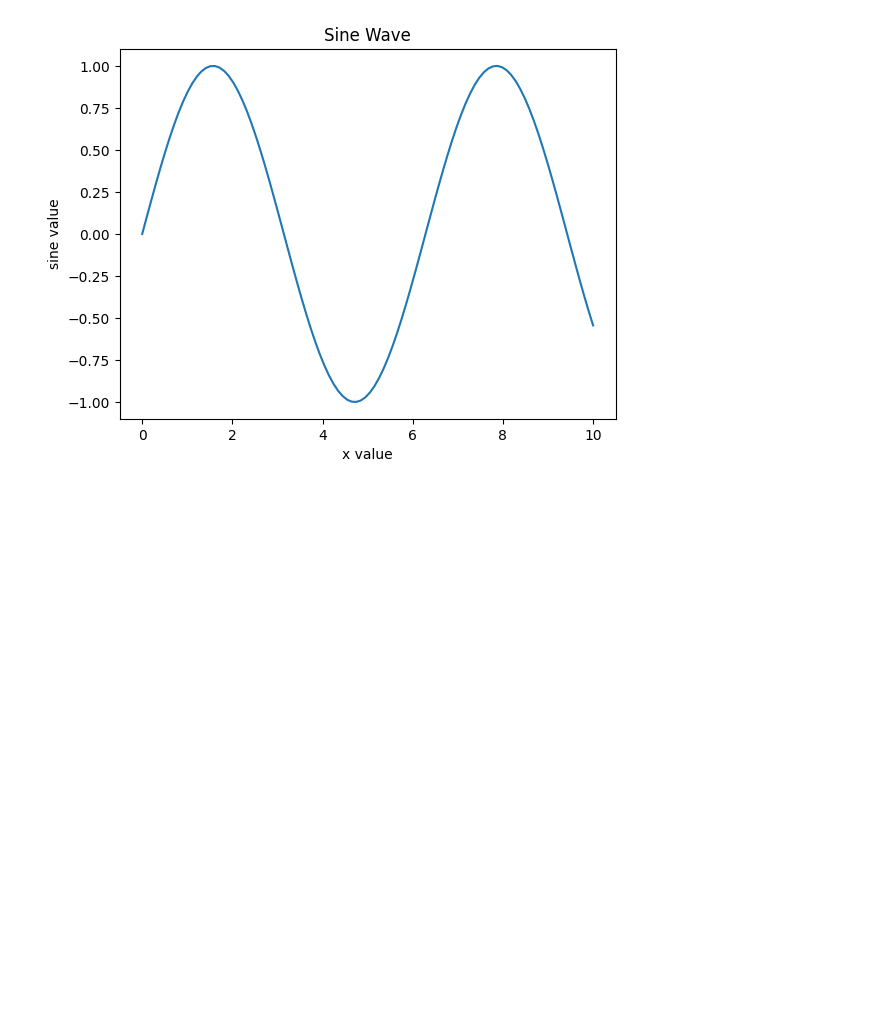
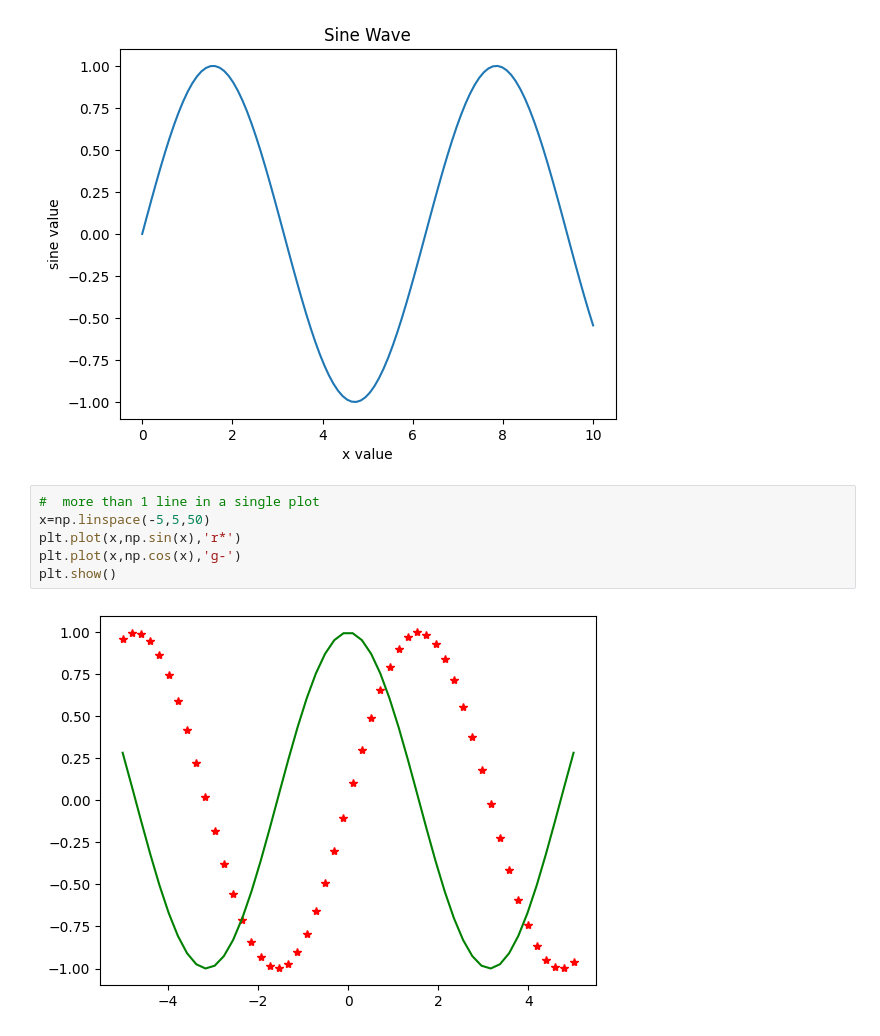
Before and after one commit to diveloperAnshu/python, a Jupyter notebook: Matplotlib_tutorial.ipynb, the cells around one changed output. Drawn from its saved outputs; the diff is of its cells as text; blank space fills up the shorter version.

```diff
--- a/Matplotlib_tutorial.ipynb
+++ b/Matplotlib_tutorial.ipynb
@@ -36,3 +36,11 @@ plt.title("Sine Wave")
 plt.show()
 # %% [output]
 [figure]
+# %%
+#  more than 1 line in a single plot
+x=np.linspace(-5,5,50)
+plt.plot(x,np.sin(x),'r*')
+plt.plot(x,np.cos(x),'g-')
+plt.show()
+# %% [output]
+[figure, added]
```
Also changed, not shown: parts of 2 cells of this notebook.
